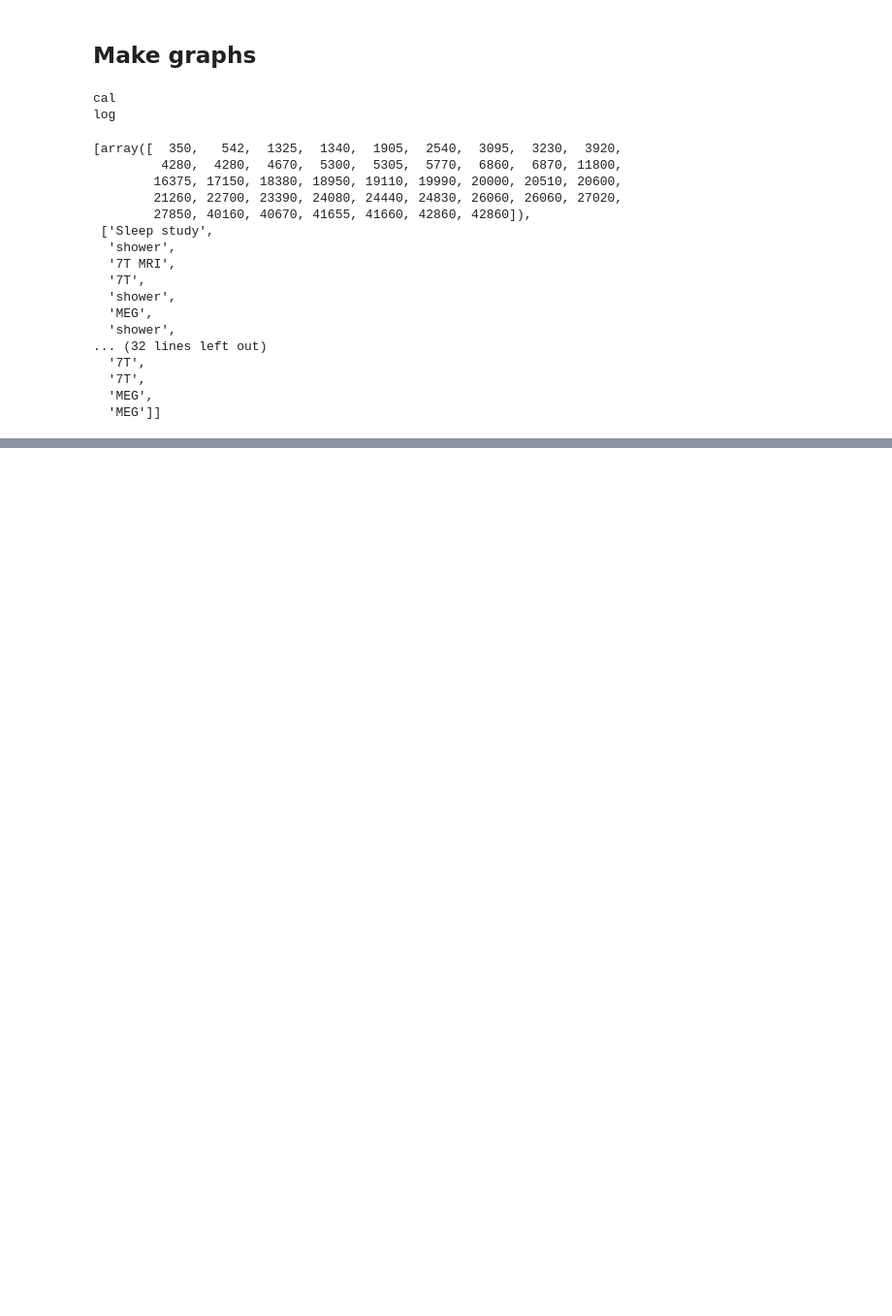
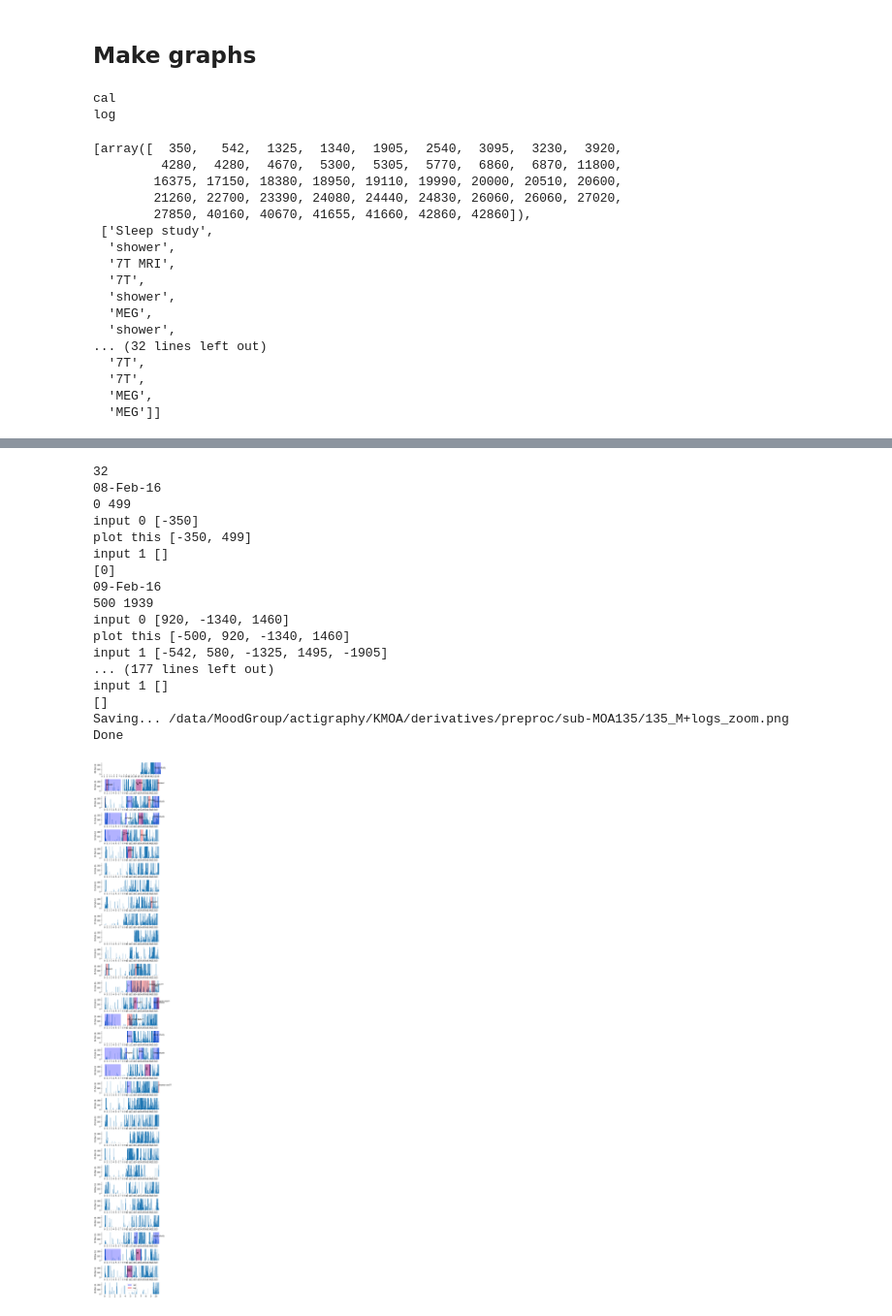
Before and after one commit to shandlergs/actigraPy, a Jupyter notebook: notebooks/preproc/write_Mtimes.ipynb, the cells around one changed output, grey strips where cells are left out. Shown at 97% size. Saved outputs shown, nothing was run; the diff lists cells and outputs as text; code cells hidden in the pictures; blank space fills up the shorter version.

```diff
--- a/notebooks/preproc/write_Mtimes.ipynb
+++ b/notebooks/preproc/write_Mtimes.ipynb
@@ -306,7 +323,26 @@ plot this [-21260, 21380]
 # %%
 importlib.reload(act)
 
-act.plot_awd(clip_dat,{'cal':mk_idx['cal'],'log':mk_idx['log']},max_act=250,show=False,comments=gc,fn_pref=os.path.join(out_dir,sub+'_M+logs_zoom'),plot_type='single',debug=True)
+act.plot_awd(clip_dat,plots,max_act=250,show=False,comments=gc,fn_pref=os.path.join(out_dir,sub+'_M+logs_zoom'),plot_type='single',debug=True)
+# %% [output]
+32
+08-Feb-16
+0 499
+input 0 [-350]
+plot this [-350, 499]
+input 1 []
+[0]
+09-Feb-16
+500 1939
+input 0 [920, -1340, 1460]
+plot this [-500, 920, -1340, 1460]
+input 1 [-542, 580, -1325, 1495, -1905]
+... (177 lines left out)
+input 1 []
+[]
+Saving... /data/MoodGroup/actigraphy/KMOA/derivatives/preproc/sub-MOA135/135_M+logs_zoom.png
+Done
+[figure, added]
 # %%
       mm_dt = [ awd_dat['dt_list'][ii] for ii in mk_idx['m'] ]
 # %%
```
Also changed, not shown: parts of 2 cells of this notebook, 2 other files.
